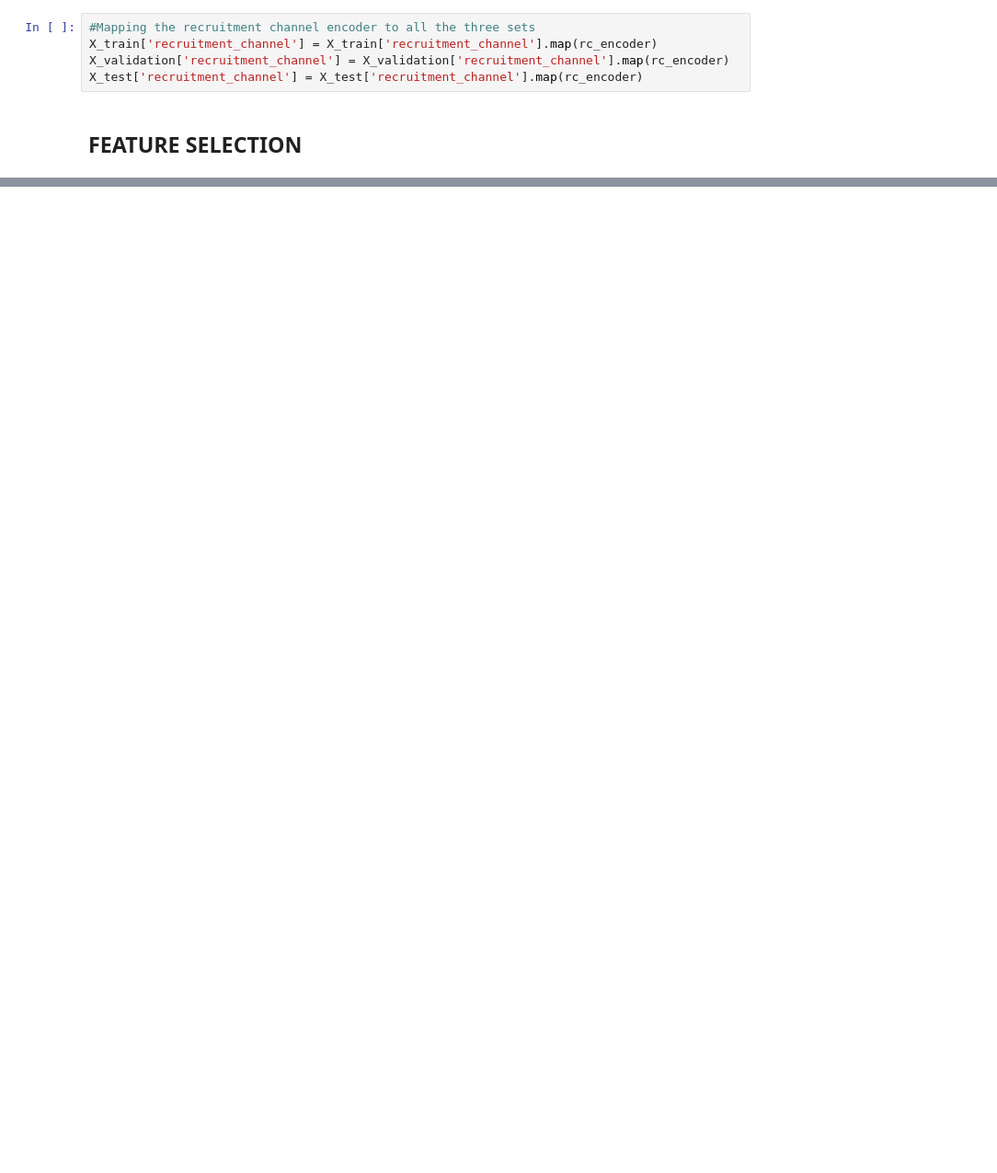
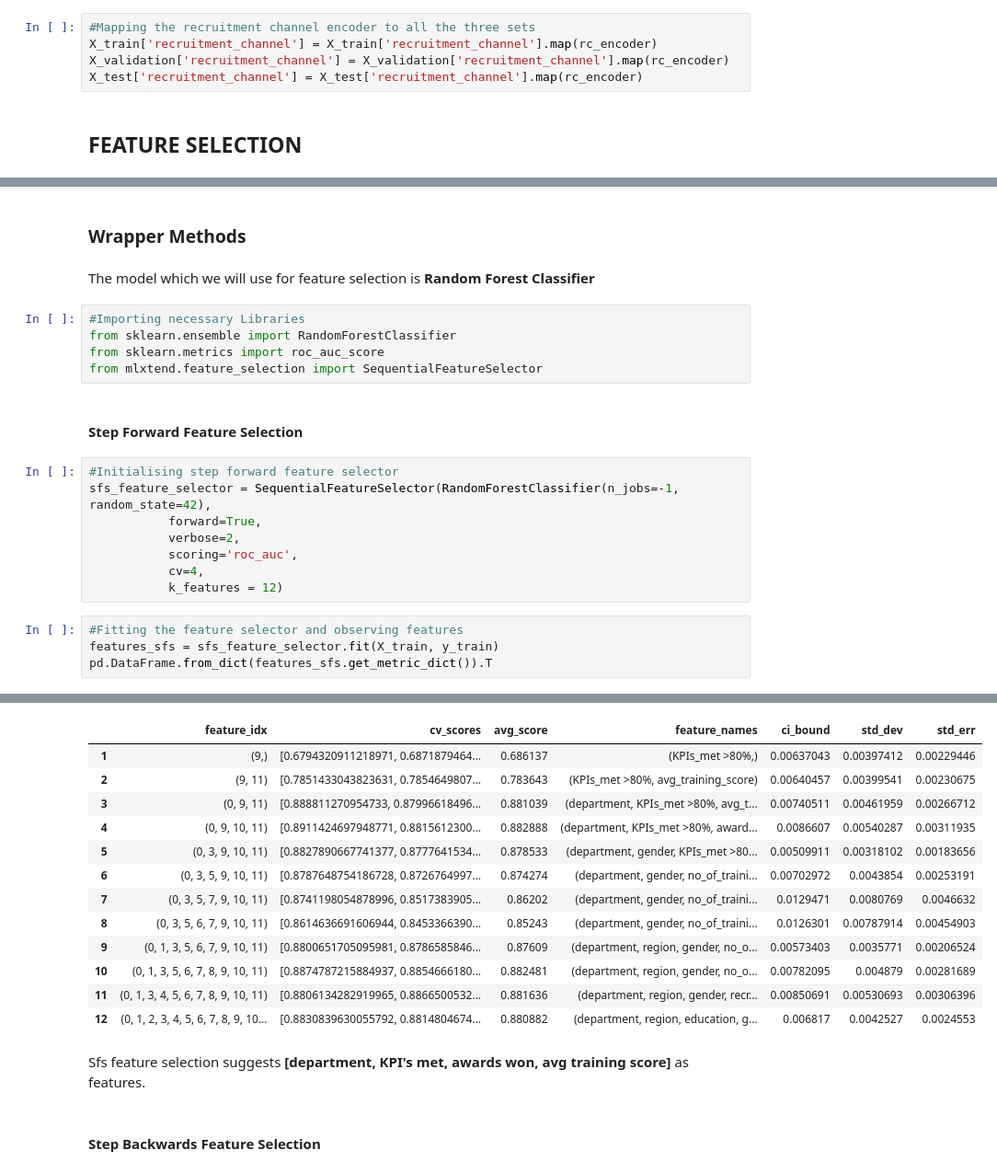
Before and after one commit to AyushBajpayee/HR-ANALYTICS, a Jupyter notebook: HR_ANALYTICS.ipynb, the cells around one changed output, grey strips where cells are left out. Shown at 92% size. Cells and saved outputs as stored; diff of their text form; blank space fills up the shorter version.

```diff
--- a/HR_ANALYTICS.ipynb
+++ b/HR_ANALYTICS.ipynb
@@ -670,0 +417,24 @@ X_test['recruitment_channel'] = X_test['recruitment_channel'].map(rc_encoder)
+# %% [markdown]
+### Wrapper Methods
+# %% [markdown]
+The model which we will use for feature selection is **Random Forest Classifier**
+# %%
+#Importing necessary Libraries
+from sklearn.ensemble import RandomForestClassifier
+from sklearn.metrics import roc_auc_score
+from mlxtend.feature_selection import SequentialFeatureSelector
+# %% [markdown]
+#### Step Forward Feature Selection
+# %%
+#Initialising step forward feature selector
+sfs_feature_selector = SequentialFeatureSelector(RandomForestClassifier(n_jobs=-1, random_state=42),
+           forward=True,
+           verbose=2,
+           scoring='roc_auc',
+           cv=4,
+           k_features = 12)
+# %%
+#Fitting the feature selector and observing features
+features_sfs = sfs_feature_selector.fit(X_train, y_train)
+pd.DataFrame.from_dict(features_sfs.get_metric_dict()).T
+# %% [output]
@@ -670,0 +458,17 @@ X_test['recruitment_channel'] = X_test['recruitment_channel'].map(rc_encoder)
+|  | feature_idx | cv_scores | avg_score | feature_names | ci_bound | std_dev | std_err |
+| 1 | (9,) | [0.6794320911218971, 0.6871879464... | 0.686137 | (KPIs_met >80%,) | 0.00637043 | 0.00397412 | 0.00229446 |
+| 2 | (9, 11) | [0.7851433043823631, 0.7854649807... | 0.783643 | (KPIs_met >80%, avg_training_score) | 0.00640457 | 0.00399541 | 0.00230675 |
+| 3 | (0, 9, 11) | [0.888811270954733, 0.87996618496... | 0.881039 | (department, KPIs_met >80%, avg_t... | 0.00740511 | 0.00461959 | 0.00266712 |
+| 4 | (0, 9, 10, 11) | [0.8911424697948771, 0.8815612300... | 0.882888 | (department, KPIs_met >80%, award... | 0.0086607 | 0.00540287 | 0.00311935 |
+| 5 | (0, 3, 9, 10, 11) | [0.8827890667741377, 0.8777641534... | 0.878533 | (department, gender, KPIs_met >80... | 0.00509911 | 0.00318102 | 0.00183656 |
+| 6 | (0, 3, 5, 9, 10, 11) | [0.8787648754186728, 0.8726764997... | 0.874274 | (department, gender, no_of_traini... | 0.00702972 | 0.0043854 | 0.00253191 |
+| 7 | (0, 3, 5, 7, 9, 10, 11) | [0.8741198054878996, 0.8517383905... | 0.86202 | (department, gender, no_of_traini... | 0.0129471 | 0.0080769 | 0.0046632 |
+| 8 | (0, 3, 5, 6, 7, 9, 10, 11) | [0.8614636691606944, 0.8453366390... | 0.85243 | (department, gender, no_of_traini... | 0.0126301 | 0.00787914 | 0.00454903 |
+| 9 | (0, 1, 3, 5, 6, 7, 9, 10, 11) | [0.8800651705095981, 0.8786585846... | 0.87609 | (department, region, gender, no_o... | 0.00573403 | 0.0035771 | 0.00206524 |
+| 10 | (0, 1, 3, 5, 6, 7, 8, 9, 10, 11) | [0.8874787215884937, 0.8854666180... | 0.882481 | (department, region, gender, no_o... | 0.00782095 | 0.004879 | 0.00281689 |
+| 11 | (0, 1, 3, 4, 5, 6, 7, 8, 9, 10, 11) | [0.8806134282919965, 0.8866500532... | 0.881636 | (department, region, gender, recr... | 0.00850691 | 0.00530693 | 0.00306396 |
+| 12 | (0, 1, 2, 3, 4, 5, 6, 7, 8, 9, 10... | [0.8830839630055792, 0.8814804674... | 0.880882 | (department, region, education, g... | 0.006817 | 0.0042527 | 0.0024553 |
+# %% [markdown]
+Sfs feature selection suggests **[department, KPI's met, awards won, avg training score]** as features.
+# %% [markdown]
+#### Step Backwards Feature Selection
```
Also changed, not shown: parts of 87 cells of this notebook.
